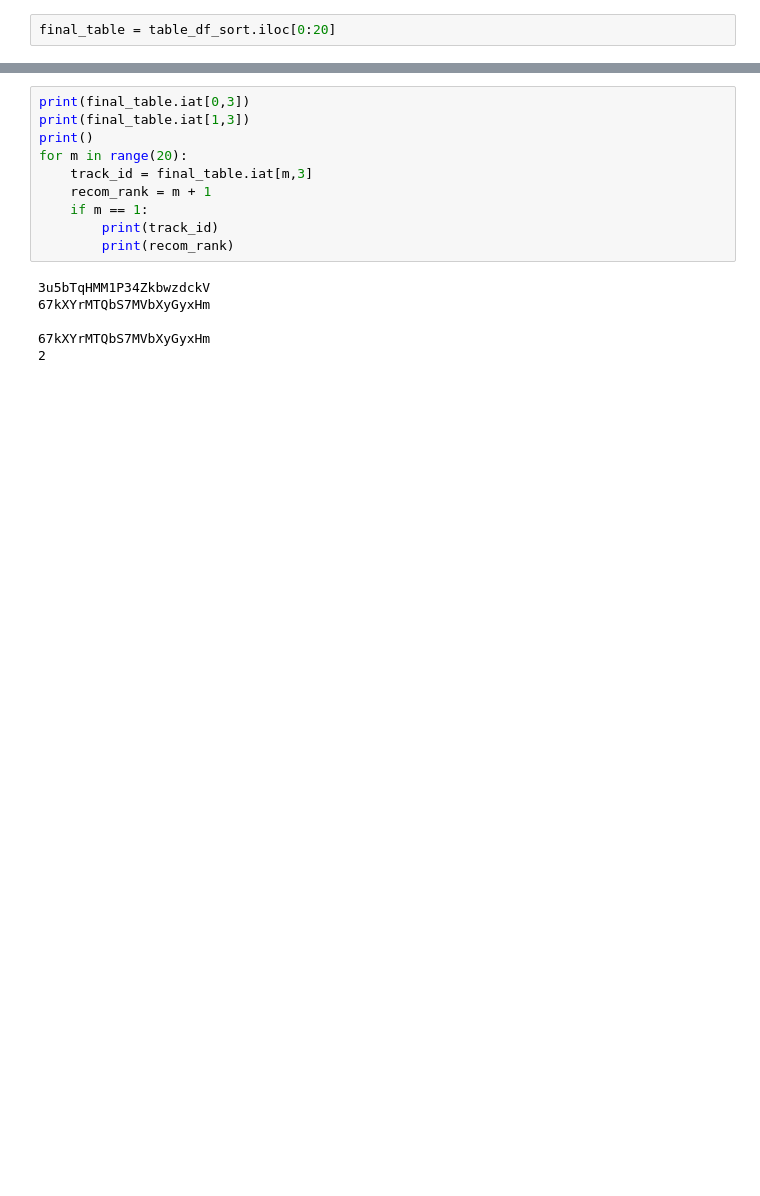
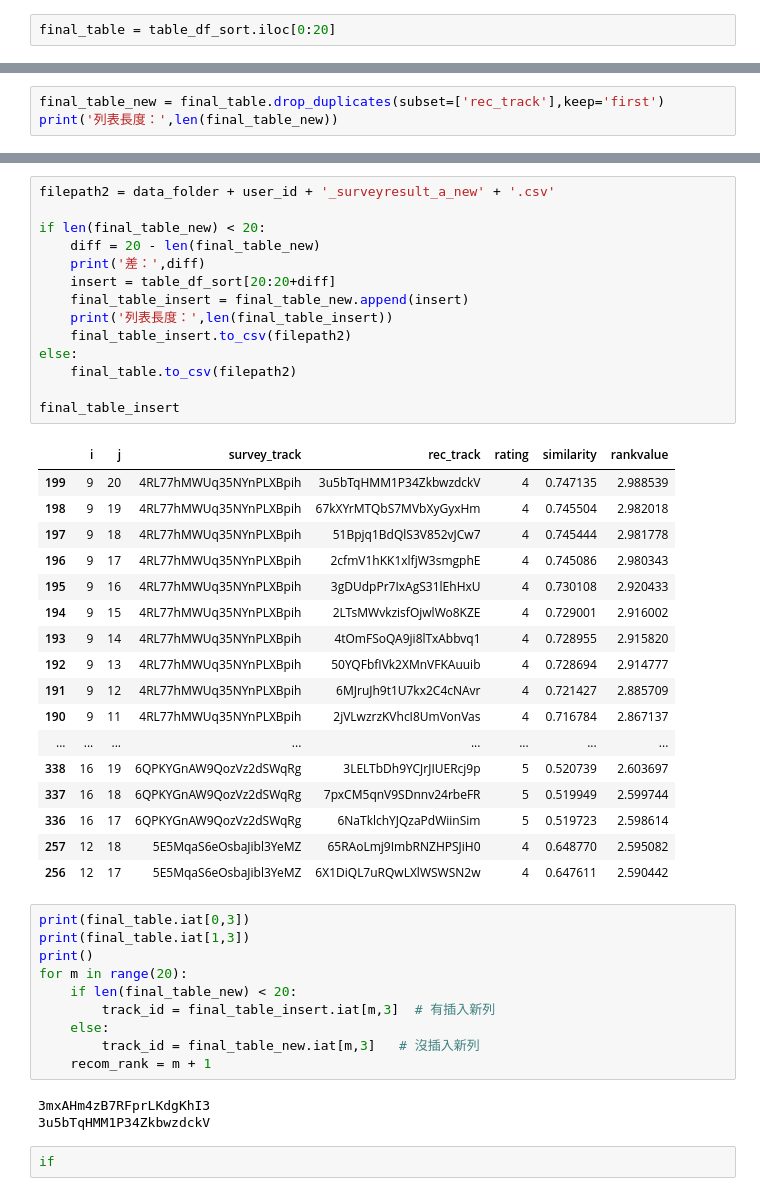
Before and after one commit to jennychiou/7-Experiment, a Jupyter notebook: musicPlatform/m.platform/other/recommendrank.ipynb, the cells around one changed output, grey strips where cells are left out. Drawn from its saved outputs; the diff is of its cells as text; blank space fills up the shorter version.

```diff
--- a/musicPlatform/m.platform/other/recommendrank.ipynb
+++ b/musicPlatform/m.platform/other/recommendrank.ipynb
@@ -137,0 +167,3 @@ final_table = table_df_sort.iloc[0:20]
+# %%
+final_table_new = final_table.drop_duplicates(subset=['rec_track'],keep='first')
+print('列表長度：',len(final_table_new))
@@ -138,16 +194,47 @@ final_table = table_df_sort.iloc[0:20]
+# %%
+filepath2 = data_folder + user_id + '_surveyresult_a_new' + '.csv'
+
+if len(final_table_new) < 20:
+    diff = 20 - len(final_table_new)
+    print('差：',diff)
+    insert = table_df_sort[20:20+diff]
+    final_table_insert = final_table_new.append(insert)
+    print('列表長度：',len(final_table_insert))
+    final_table_insert.to_csv(filepath2)
+else:
+    final_table.to_csv(filepath2)
+
+final_table_insert
+# %% [output]
+|  | i | j | survey_track | rec_track | rating | similarity | rankvalue |
+| 199 | 9 | 20 | 4RL77hMWUq35NYnPLXBpih | 3u5bTqHMM1P34ZkbwzdckV | 4 | 0.747135 | 2.988539 |
+| 198 | 9 | 19 | 4RL77hMWUq35NYnPLXBpih | 67kXYrMTQbS7MVbXyGyxHm | 4 | 0.745504 | 2.982018 |
+| 197 | 9 | 18 | 4RL77hMWUq35NYnPLXBpih | 51Bpjq1BdQlS3V852vJCw7 | 4 | 0.745444 | 2.981778 |
+| 196 | 9 | 17 | 4RL77hMWUq35NYnPLXBpih | 2cfmV1hKK1xlfjW3smgphE | 4 | 0.745086 | 2.980343 |
+| 195 | 9 | 16 | 4RL77hMWUq35NYnPLXBpih | 3gDUdpPr7IxAgS31lEhHxU | 4 | 0.730108 | 2.920433 |
+| 194 | 9 | 15 | 4RL77hMWUq35NYnPLXBpih | 2LTsMWvkzisfOjwlWo8KZE | 4 | 0.729001 | 2.916002 |
+| 193 | 9 | 14 | 4RL77hMWUq35NYnPLXBpih | 4tOmFSoQA9ji8lTxAbbvq1 | 4 | 0.728955 | 2.915820 |
+| 192 | 9 | 13 | 4RL77hMWUq35NYnPLXBpih | 50YQFbfIVk2XMnVFKAuuib | 4 | 0.728694 | 2.914777 |
+| 191 | 9 | 12 | 4RL77hMWUq35NYnPLXBpih | 6MJruJh9t1U7kx2C4cNAvr | 4 | 0.721427 | 2.885709 |
+| 190 | 9 | 11 | 4RL77hMWUq35NYnPLXBpih | 2jVLwzrzKVhcI8UmVonVas | 4 | 0.716784 | 2.867137 |
+| ... | ... | ... | ... | ... | ... | ... | ... |
+| 338 | 16 | 19 | 6QPKYGnAW9QozVz2dSWqRg | 3LELTbDh9YCJrJIUERcj9p | 5 | 0.520739 | 2.603697 |
+| 337 | 16 | 18 | 6QPKYGnAW9QozVz2dSWqRg | 7pxCM5qnV9SDnnv24rbeFR | 5 | 0.519949 | 2.599744 |
+| 336 | 16 | 17 | 6QPKYGnAW9QozVz2dSWqRg | 6NaTklchYJQzaPdWiinSim | 5 | 0.519723 | 2.598614 |
+| 257 | 12 | 18 | 5E5MqaS6eOsbaJibl3YeMZ | 65RAoLmj9ImbRNZHPSJiH0 | 4 | 0.648770 | 2.595082 |
+| 256 | 12 | 17 | 5E5MqaS6eOsbaJibl3YeMZ | 6X1DiQL7uRQwLXlWSWSN2w | 4 | 0.647611 | 2.590442 |
 # %%
 print(final_table.iat[0,3])
 print(final_table.iat[1,3])
 print()
 for m in range(20):
-    track_id = final_table.iat[m,3]
+    if len(final_table_new) < 20:
+        track_id = final_table_insert.iat[m,3]  # 有插入新列
+    else:
+        track_id = final_table_new.iat[m,3]   # 沒插入新列
     recom_rank = m + 1
-    if m == 1:
-        print(track_id)
-        print(recom_rank)
 # %% [output]
+3mxAHm4zB7RFprLKdgKhI3
 3u5bTqHMM1P34ZkbwzdckV
-67kXYrMTQbS7MVbXyGyxHm
-
-67kXYrMTQbS7MVbXyGyxHm
-2
+# %%
+if
```
Also changed, not shown: parts of 10 cells of this notebook, 9 other files.
